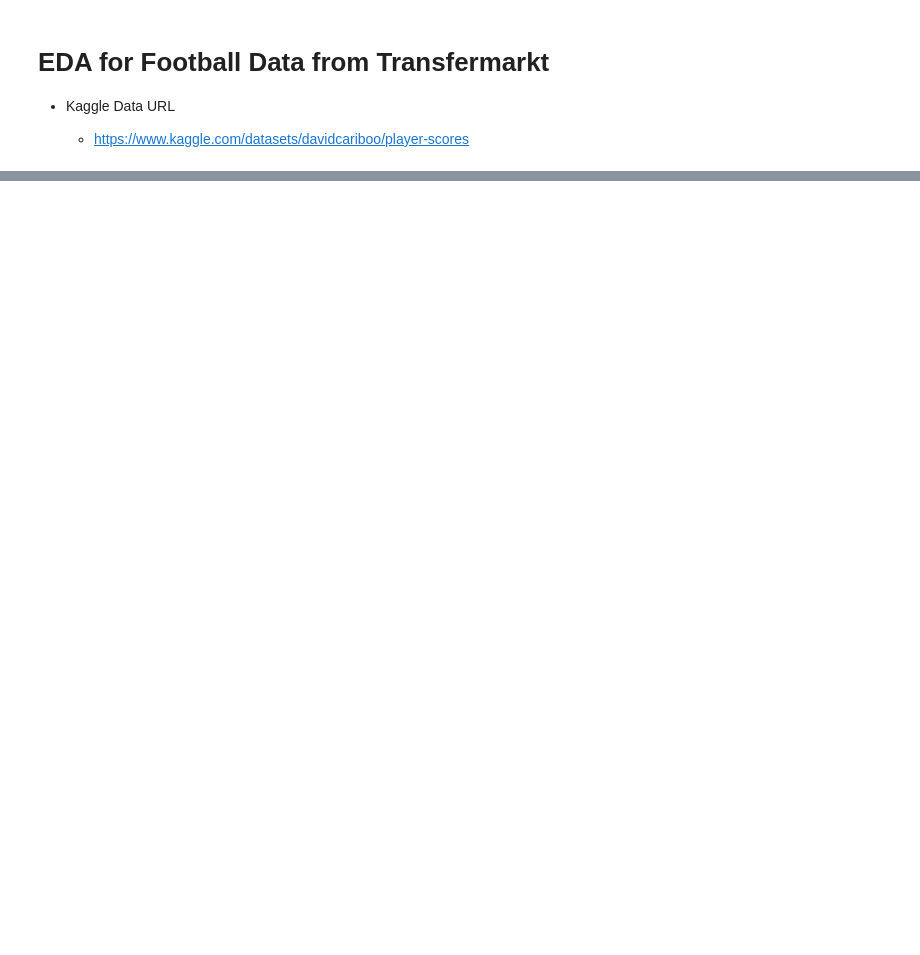
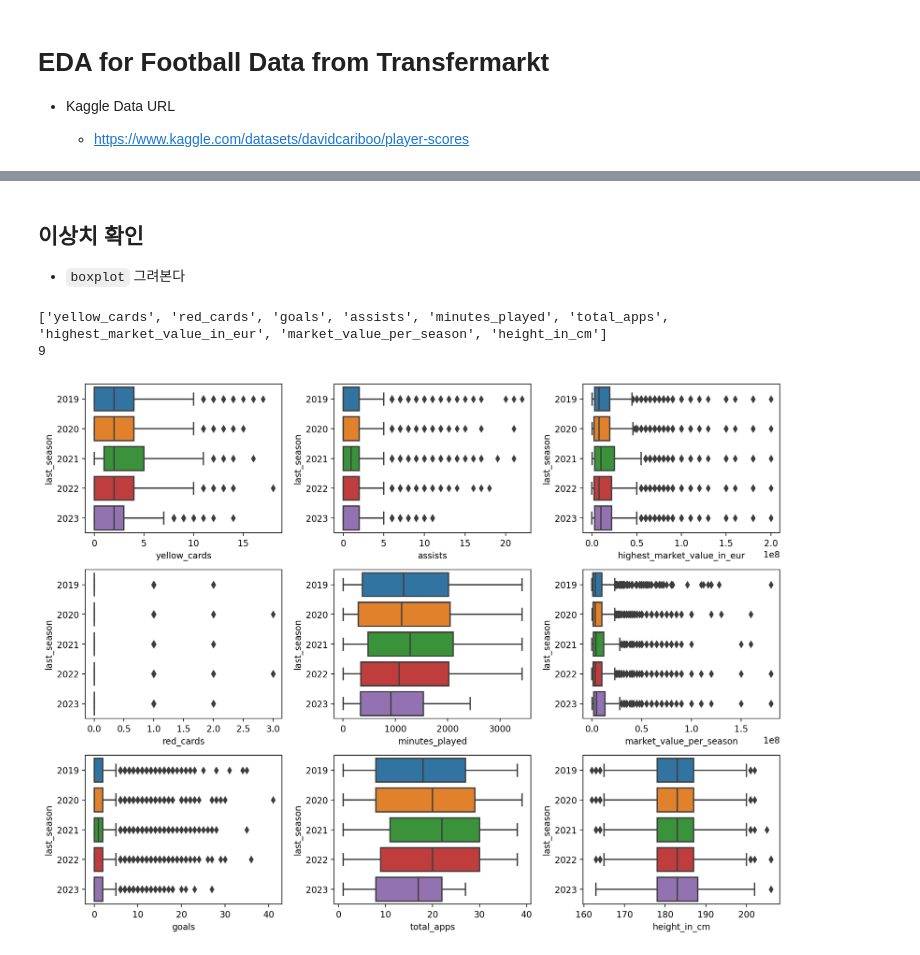
Before and after one commit to wjco/DAStudy-sat, a Jupyter notebook: Tek/football-data-from-transfermarkt/eda-football-data-from-transfermarkt.ipynb, the cells around one changed output, grey strips where cells are left out. Saved outputs shown, nothing was run; the diff lists cells and outputs as text; code cells hidden in the pictures; blank space fills up the shorter version.

Commit message:
Update: 240311 football data EDA -ing2

```diff
--- a/Tek/football-data-from-transfermarkt/eda-football-data-from-transfermarkt.ipynb
+++ b/Tek/football-data-from-transfermarkt/eda-football-data-from-transfermarkt.ipynb
@@ -37,0 +41,4 @@ import missingno as msno
+# %%
+# 데이터 경로
+path = "C:/Users/aryij/Documents/DataStudy/DAStudy-sat/Tek/football-data-from-transfermarkt/data/df_preprocessed.csv"
+df = pd.read_csv(path)
@@ -37,0 +74,6 @@ import missingno as msno
+# %%
+# date_of_birth 컬럼 타입 datetime으로 변경
+df["date_of_birth"] = pd.to_datetime(df["date_of_birth"], format='%Y-%m-%d')
+
+# last_season 컬럼 타입 object로 변경
+df["last_season"] = df["last_season"].astype(str)
@@ -37,0 +122,28 @@ import missingno as msno
+# %% [markdown]
+## 이상치 확인
+- `boxplot` 그려본다
+# %%
+# num_cols = df.select_dtypes(include="number").columns.drop("last_season").tolist()
+num_cols = df.select_dtypes(include="number").columns.tolist()
+
+print(num_cols)
+print(len(num_cols))
+# %% [output]
+['yellow_cards', 'red_cards', 'goals', 'assists', 'minutes_played', 'total_apps', 'highest_market_value_in_eur', 'market_value_per_season', 'height_in_cm']
+9
+# %%
+# subplot 생성
+nrows, ncols = 3, 3
+fig, axes = plt.subplots(nrows, ncols, figsize=(12, 9))
+
+# flatten()을 통해 axes를 1차원 array로 펴줘야 한다
+axes = axes.T.flatten()
+
+for col, ax in zip(num_cols, axes):
+    sns.boxplot(data=df, x=col, ax=ax, y="last_season")
+    # sns.stripplot(data=df, x=col, ax=ax, y="last_season", hue="foot")
+
+fig.tight_layout()
+plt.show()
+# %% [output]
+[figure, added]
```
Also changed, not shown: parts of 8 cells of this notebook, 4 other files.
